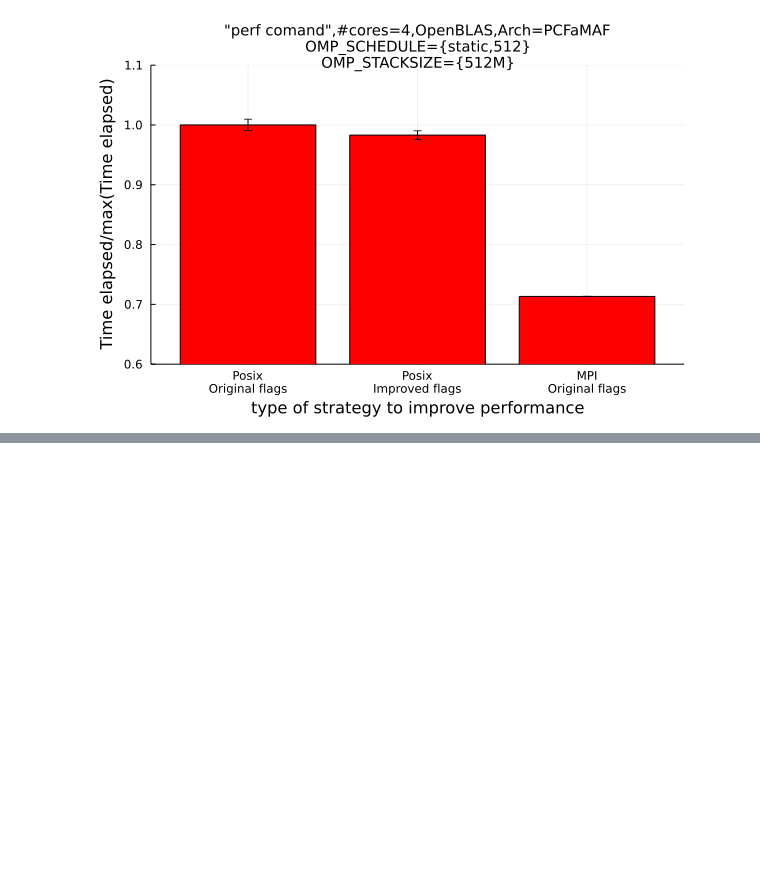
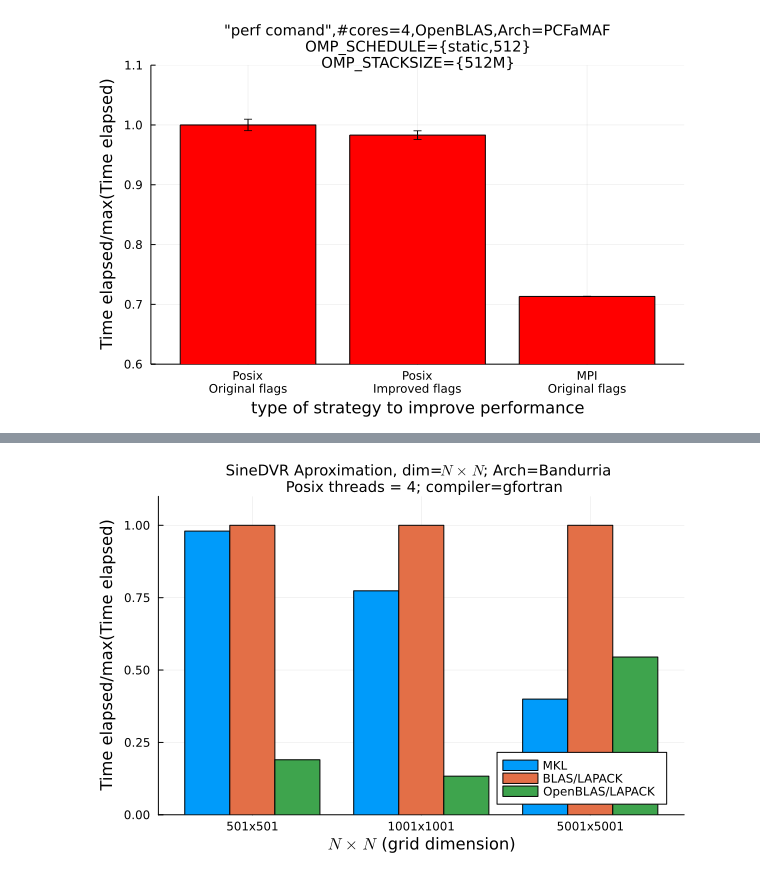
Before and after one commit to mendzmartin/mctdh_cp2021, a Jupyter notebook: double_quantum_dot_model/qdot_02/energies_vs_lambda/study_of_performance_04/results.ipynb, the cells around one changed output, grey strips where cells are left out. Cells and saved outputs as stored; diff of their text form; code cells hidden in the pictures; blank space fills up the shorter version.

```diff
--- a/double_quantum_dot_model/qdot_02/energies_vs_lambda/study_of_performance_04/results.ipynb
+++ b/double_quantum_dot_model/qdot_02/energies_vs_lambda/study_of_performance_04/results.ipynb
@@ -370,3 +378,10 @@ savefig(plot1,"./plots/MPIvsPOSIX.pdf");
 display(plot1);
 # %% [output]
 [figure]
+# %%
+size=["501x501","1001x1001","5001x5001"];
+timeMKL=[14.058804000000000,79.678243999999992,1376.1631430000000]
+timeBLASLAPACK=[14.347144000000000,102.98146400000000,3443.4117810000002];
+timeOPENBLASLAPACK=[2.7260290000000000,13.748171999999999,1876.1044830000001]
+timeBLASLAPACK2=[14.35,102.98,3443.41];
+timemax= max(maximum(timeMKL[:]),maximum(timeBLASLAPACK[:]),maximum(timeOPENBLASLAPACK[:]))
@@ -372,0 +397,12 @@ display(plot1);
+# %%
+using StatsPlots;
+plot1=  groupedbar(size[:],[timeMKL[:] timeBLASLAPACK[:] timeOPENBLASLAPACK[:]]./timeBLASLAPACK[:],
+    label = ["MKL" "BLAS/LAPACK" "OpenBLAS/LAPACK"],
+    legend = :bottomright,title="SineDVR Aproximation, dim=\$N \\times N\$; Arch=Bandurria \n Posix threads = 4; compiler=gfortran",
+    xlabel="\$N \\times N\$ (grid dimension)",ylabel="Time elapsed/max(Time elapsed)",
+    titlefontsize=10,ylims=(0,1.1));
+
+savefig(plot1,"./plots/CPUtime_MKLvsOpenBLASvsBLASLAPACK.pdf");
+display(plot1);
+# %% [output]
+[figure, added]
```
Also changed, not shown: parts of 8 cells of this notebook, 6 other files.
